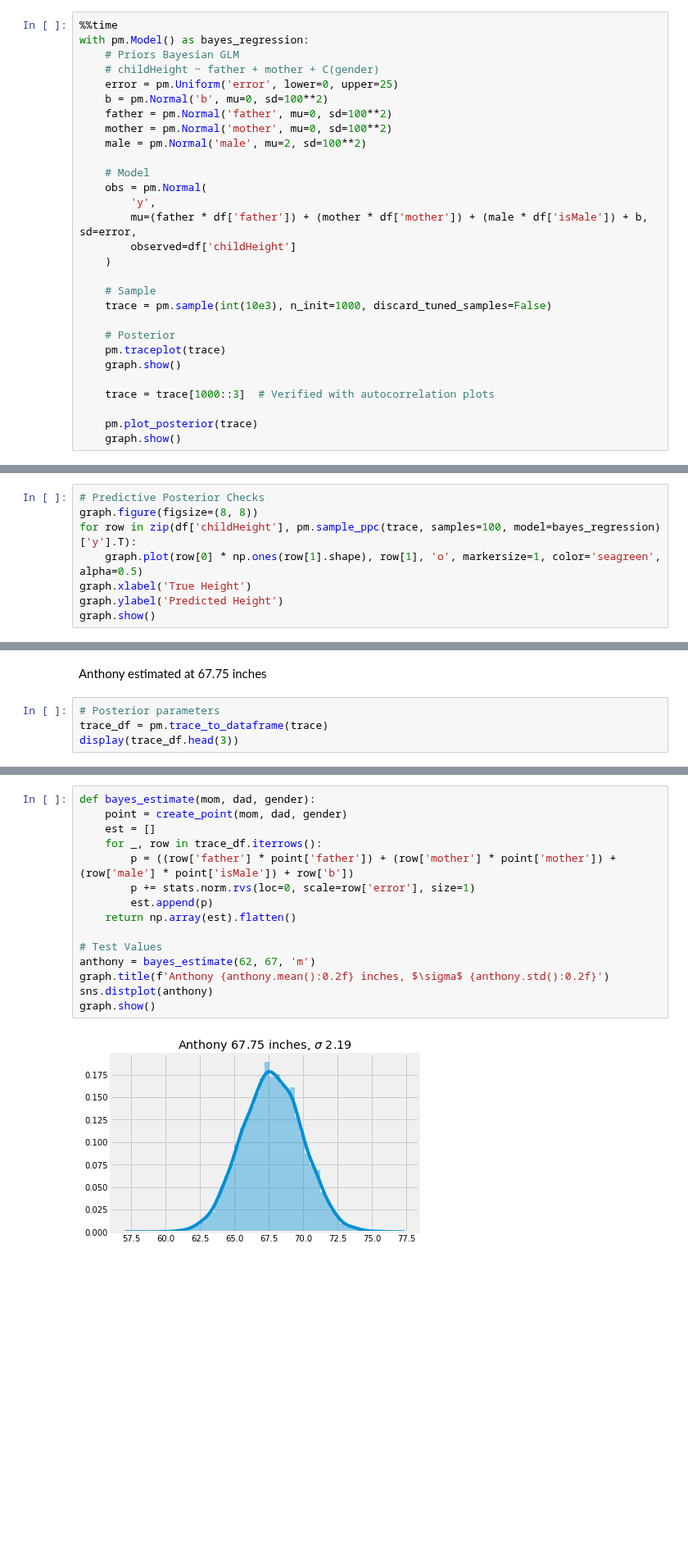
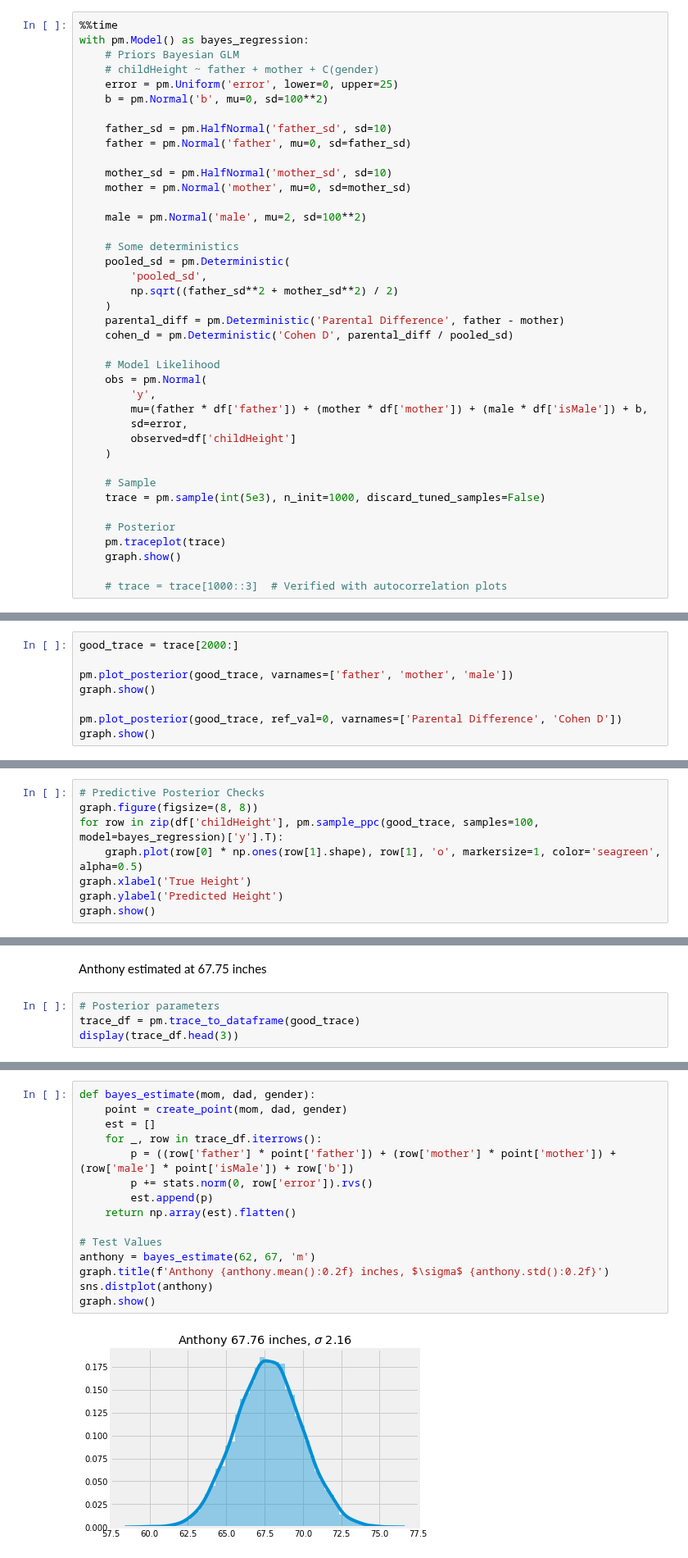
Before and after one commit to arose13/Notebooks, a Jupyter notebook: Predicting Adult Height.ipynb, the cells around one changed output, grey strips where cells are left out. Shown at 82% size. Drawn from its saved outputs; the diff is of its cells as text; blank space fills up the shorter version.

```diff
--- a/Predicting Adult Height.ipynb
+++ b/Predicting Adult Height.ipynb
@@ -85,28 +86,39 @@ with pm.Model() as bayes_regression:
     # childHeight ~ father + mother + C(gender)
     error = pm.Uniform('error', lower=0, upper=25)
     b = pm.Normal('b', mu=0, sd=100**2)
-    father = pm.Normal('father', mu=0, sd=100**2)
-    mother = pm.Normal('mother', mu=0, sd=100**2)
+
+    father_sd = pm.HalfNormal('father_sd', sd=10)
+    father = pm.Normal('father', mu=0, sd=father_sd)
+
+    mother_sd = pm.HalfNormal('mother_sd', sd=10)
+    mother = pm.Normal('mother', mu=0, sd=mother_sd)
+
     male = pm.Normal('male', mu=2, sd=100**2)
 
-    # Model
+    # Some deterministics
+    pooled_sd = pm.Deterministic(
+        'pooled_sd',
+        np.sqrt((father_sd**2 + mother_sd**2) / 2)
+    )
+    parental_diff = pm.Deterministic('Parental Difference', father - mother)
+    cohen_d = pm.Deterministic('Cohen D', parental_diff / pooled_sd)
+
+    # Model Likelihood
     obs = pm.Normal(
         'y',
-        mu=(father * df['father']) + (mother * df['mother']) + (male * df['isMale']) + b, sd=error,
+        mu=(father * df['father']) + (mother * df['mother']) + (male * df['isMale']) + b,
+        sd=error,
         observed=df['childHeight']
     )
 
     # Sample
-    trace = pm.sample(int(10e3), n_init=1000, discard_tuned_samples=False)
+    trace = pm.sample(int(5e3), n_init=1000, discard_tuned_samples=False)
 
     # Posterior
     pm.traceplot(trace)
     graph.show()
 
-    trace = trace[1000::3]  # Verified with autocorrelation plots
-
-    pm.plot_posterior(trace)
-    graph.show()
+    # trace = trace[1000::3]  # Verified with autocorrelation plots
 # %% [output]
 Auto-assigning NUTS sampler...
 Initializing NUTS using jitter+adapt_diag...
@@ -127,0 +135,8 @@ Wall time: 5min 16s
+# %%
+good_trace = trace[2000:]
+
+pm.plot_posterior(good_trace, varnames=['father', 'mother', 'male'])
+graph.show()
+
+pm.plot_posterior(good_trace, ref_val=0, varnames=['Parental Difference', 'Cohen D'])
+graph.show()
@@ -128,7 +159,7 @@ Wall time: 5min 16s
 # %%
 # Predictive Posterior Checks
 graph.figure(figsize=(8, 8))
-for row in zip(df['childHeight'], pm.sample_ppc(trace, samples=100, model=bayes_regression)['y'].T):
+for row in zip(df['childHeight'], pm.sample_ppc(good_trace, samples=100, model=bayes_regression)['y'].T):
     graph.plot(row[0] * np.ones(row[1].shape), row[1], 'o', markersize=1, color='seagreen', alpha=0.5)
 graph.xlabel('True Height')
 graph.ylabel('Predicted Height')
@@ -156,6 +187,6 @@ display(Markdown(f'Anthony estimated at {point_estimate(62, 67, "m"):0.2f} inche
 Anthony estimated at 67.75 inches
 # %%
 # Posterior parameters
-trace_df = pm.trace_to_dataframe(trace)
+trace_df = pm.trace_to_dataframe(good_trace)
 display(trace_df.head(3))
 # %% [output]
@@ -166,20 +197,20 @@ display(trace_df.head(3))
 # %%
 def bayes_estimate(mom, dad, gender):
     point = create_point(mom, dad, gender)
     est = []
     for _, row in trace_df.iterrows():
         p = ((row['father'] * point['father']) + (row['mother'] * point['mother']) + (row['male'] * point['isMale']) + row['b'])
-        p += stats.norm.rvs(loc=0, scale=row['error'], size=1)
+        p += stats.norm(0, row['error']).rvs()
         est.append(p)
     return np.array(est).flatten()
 
 # Test Values
 anthony = bayes_estimate(62, 67, 'm')
 graph.title(f'Anthony {anthony.mean():0.2f} inches, $\sigma$ {anthony.std():0.2f}')
 sns.distplot(anthony)
 graph.show()
 # %% [output]
-[figure, old version]
+[figure, new version]
 # %% [markdown]
 # Great!
 
```
Also changed, not shown: parts of 8 cells of this notebook, 1 other file.
